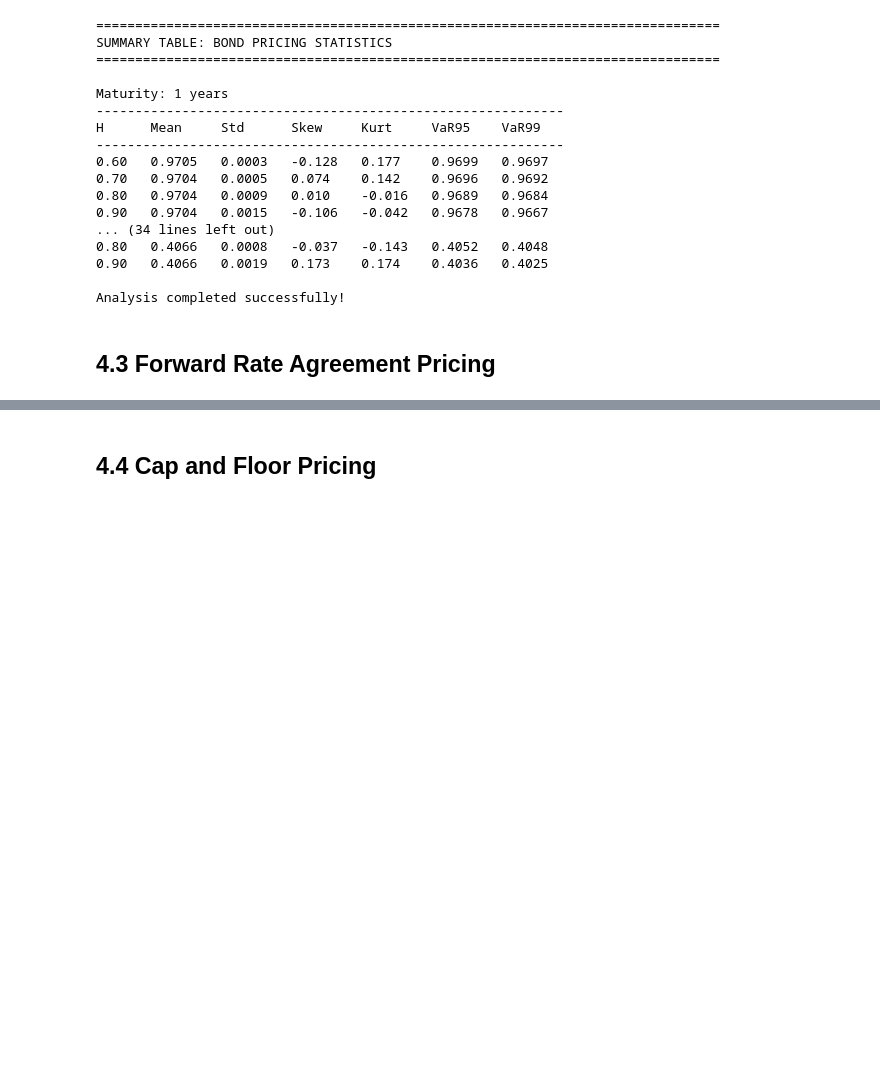
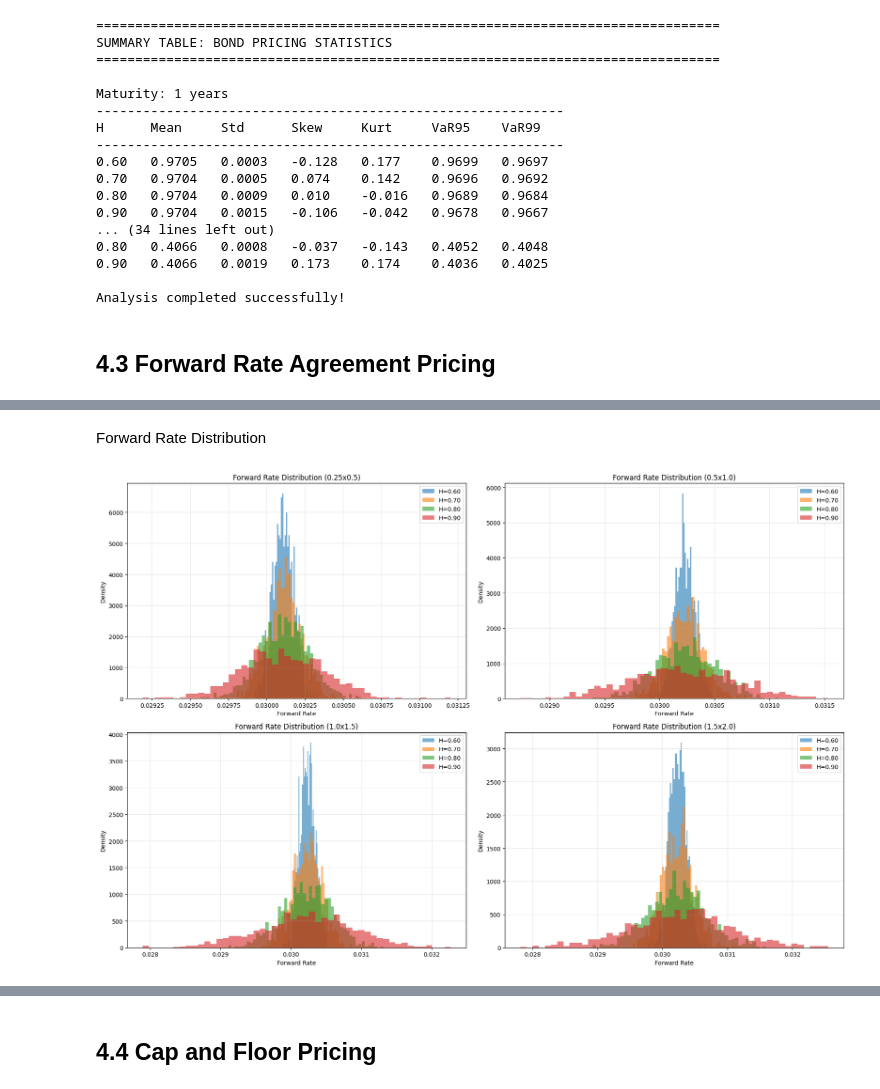
Before and after one commit to katieli0828/Dissertation, a Jupyter notebook: CH4_derivative_pricing.ipynb, the cells around one changed output, grey strips where cells are left out. Drawn from its saved outputs; the diff is of its cells as text; code cells hidden in the pictures; blank space fills up the shorter version.

```diff
--- a/CH4_derivative_pricing.ipynb
+++ b/CH4_derivative_pricing.ipynb
@@ -355,0 +616,49 @@ Analysis completed successfully!
+# %% [markdown]
+Forward Rate Distribution
+# %%
+def forward_rate_distribution(results, hurst_values, fra_maturities, contract_rates):
+    fig, axes = plt.subplots(2, 2, figsize=(18, 12))
+
+    for i, (T_fixing, T_settlement) in enumerate(fra_maturities):
+        if i >= 4:
+            break
+        row = i // 2
+        col = i % 2
+        ax = axes[row, col]
+
+        maturity_key = f"{T_fixing}x{T_settlement}"
+        K_sample = contract_rates[1] # Use middle contract rate
+
+        for H in hurst_values:
+            forward_rates = results[maturity_key][K_sample][H]['forward_rates']
+            ax.hist(forward_rates, bins=50, alpha=0.6, label=f'H={H:.2f}', density=True)
+
+        ax.set_title(f'Forward Rate Distribution ({T_fixing}x{T_settlement})')
+        ax.set_xlabel('Forward Rate')
+        ax.set_ylabel('Density')
+        ax.legend()
+        ax.grid(True, alpha=0.3)
+
+    plt.tight_layout()
+    plt.show()
+
+def main():
+    np.random.seed(42)
+    hurst_values = [0.6, 0.7, 0.8, 0.9]
+    fra_maturities = [
+        (0.25, 0.5),   # 3x6 FRA
+        (0.5, 1.0),    # 6x12 FRA
+        (1.0, 1.5),    # 12x18 FRA
+        (1.5, 2.0),    # 18x24 FRA
+    ]
+    contract_rates = [0.025, 0.03, 0.035, 0.04]
+
+    # Generate visualizations
+    forward_rate_distribution(results, hurst_values, fra_maturities, contract_rates)
+
+    return results
+
+if __name__ == "__main__":
+    results = main()
+# %% [output]
+[figure, added]
```
Also changed, not shown: parts of 7 cells of this notebook.
